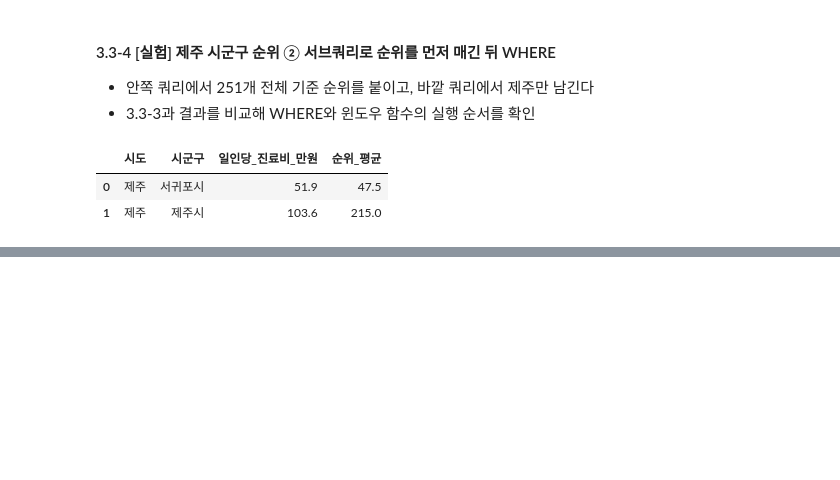
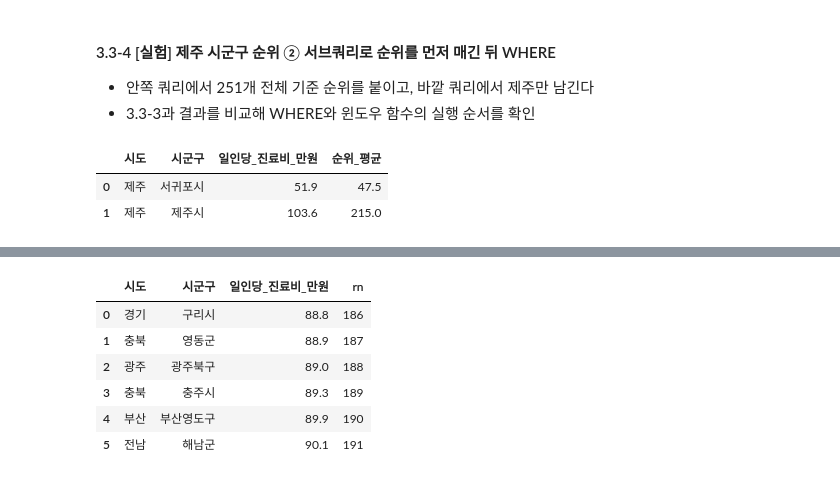
Before and after one commit to woohyun029/SQL-Data-Processing-Practice, a Jupyter notebook: SQL_03_HIRA.ipynb, the cells around one changed output, grey strips where cells are left out. Saved outputs shown, nothing was run; the diff lists cells and outputs as text; code cells hidden in the pictures; blank space fills up the shorter version.

Commit message:
SQL_03_HIRA

```diff
--- a/SQL_03_HIRA.ipynb
+++ b/SQL_03_HIRA.ipynb
@@ -235,0 +272,19 @@ pd.read_sql(q, conn)
+# %%
+q = """
+SELECT 시도, 시군구, 일인당_진료비_만원, rn
+FROM (
+    SELECT 시도, 시군구, 일인당_진료비_만원,
+           ROW_NUMBER() OVER (ORDER BY 일인당_진료비_만원) AS rn
+    FROM hira_model
+)
+WHERE rn BETWEEN 186 AND 191
+"""
+pd.read_sql(q, conn)
+# %% [output]
+|  | 시도 | 시군구 | 일인당_진료비_만원 | rn |
+| 0 | 경기 | 구리시 | 88.8 | 186 |
+| 1 | 충북 | 영동군 | 88.9 | 187 |
+| 2 | 광주 | 광주북구 | 89.0 | 188 |
+| 3 | 충북 | 충주시 | 89.3 | 189 |
+| 4 | 부산 | 부산영도구 | 89.9 | 190 |
+| 5 | 전남 | 해남군 | 90.1 | 191 |
```
Also changed, not shown: parts of 18 cells of this notebook.
